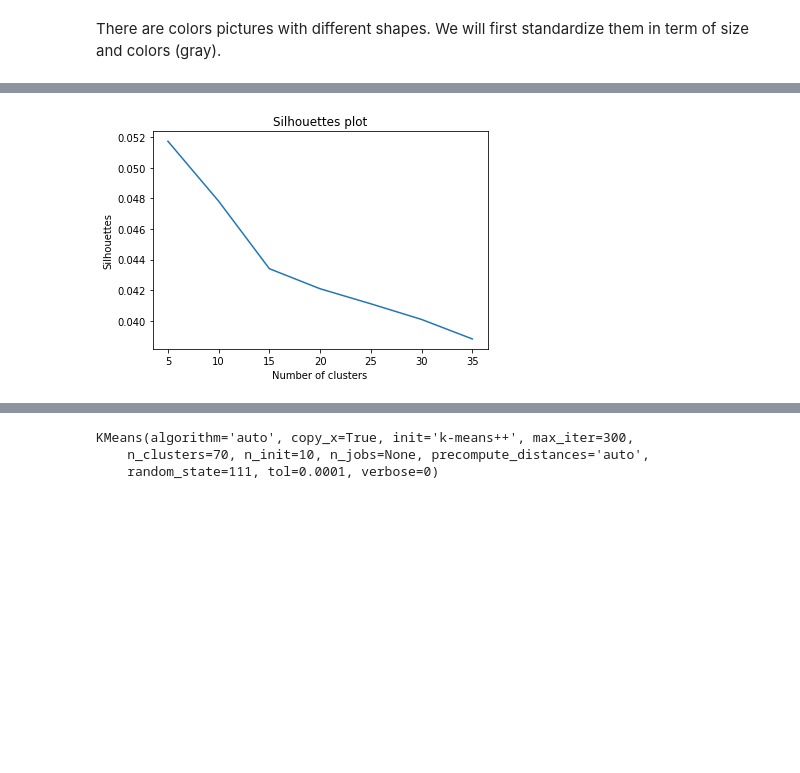
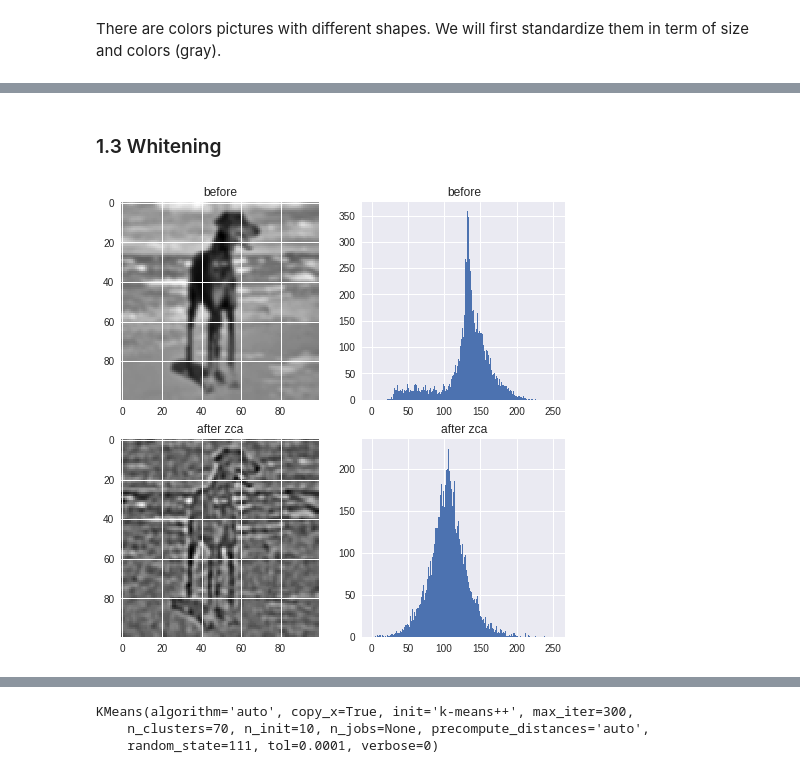
Before and after one commit to Umercia/computer_vision, a Jupyter notebook: image_recognition.ipynb, the cells around one changed output, grey strips where cells are left out. Saved outputs shown, nothing was run; the diff lists cells and outputs as text; code cells hidden in the pictures; blank space fills up the shorter version.

```diff
--- a/image_recognition.ipynb
+++ b/image_recognition.ipynb
@@ -527,44 +189,2 @@ plt.show()
-# %%
-# sift descriptors
-kmeans = KMeans()
-
-# inputs
-X_features = sift_descriptors_all
-
-# Test of the number of clustering
-min_cluster = 5
-max_cluster = 36
-
-silhouettes = []
-n_per_groups = []
-kmean_centers = []
-for num_clusters in range(min_cluster, max_cluster, 5):
-    kmeans = KMeans(n_clusters=num_clusters, random_state=111)
-    kmeans.fit(X_features)
-    silh = metrics.silhouette_score(X_features, kmeans.labels_)
-    silhouettes.append(silh)
-
-    # save relvent variable for each runs (centers, number
-    # of occurence per clusters)
-    kmean_centers.append(kmeans.cluster_centers_)
-    # save group repartition
-    n_per_groups.append(pd.value_counts(kmeans.labels_))
-
-    # add group for each customer in the main df
-#     new_col_name = str(num_clusters) + "_cluster"
-#     cust_df[new_col_name] = kmeans.labels_
-
-# Silhouette plot
-
-# inputs
-x = list(range(min_cluster, max_cluster, 5))
-y = silhouettes
-
-# plot
-plt.plot(x, y)
-plt.title("Silhouettes plot")
-plt.xlabel("Number of clusters")
-plt.ylabel("Silhouettes")
-plt.show()
-# %% [output]
-[figure, removed]
+# %% [markdown]
+### 1.3 Whitening
@@ -570,0 +228,23 @@ plt.show()
+# %%
+idx = 1
+plt.figure(figsize=(8,8))
+
+plt.subplot(2,2,1)
+plt.title("before")
+plt.imshow(X_gray[idx].reshape((IMG_SIZE,IMG_SIZE)), cmap="gray")
+
+plt.subplot(2,2,2)
+plt.title("before")
+n, bins, patches = plt.hist(X_gray[idx], bins=range(255), cumulative=False)
+
+plt.subplot(2,2,3)
+plt.title("after zca")
+plt.imshow(X_zca[idx].reshape((IMG_SIZE,IMG_SIZE)), cmap="gray")
+
+plt.subplot(2,2,4)
+plt.title("after zca")
+n, bins, patches = plt.hist(X_zca[idx], bins=range(255), cumulative=False)
+
+plt.show;
+# %% [output]
+[figure, added]
```
Also changed, not shown: parts of 105 cells of this notebook, 8 other files.
